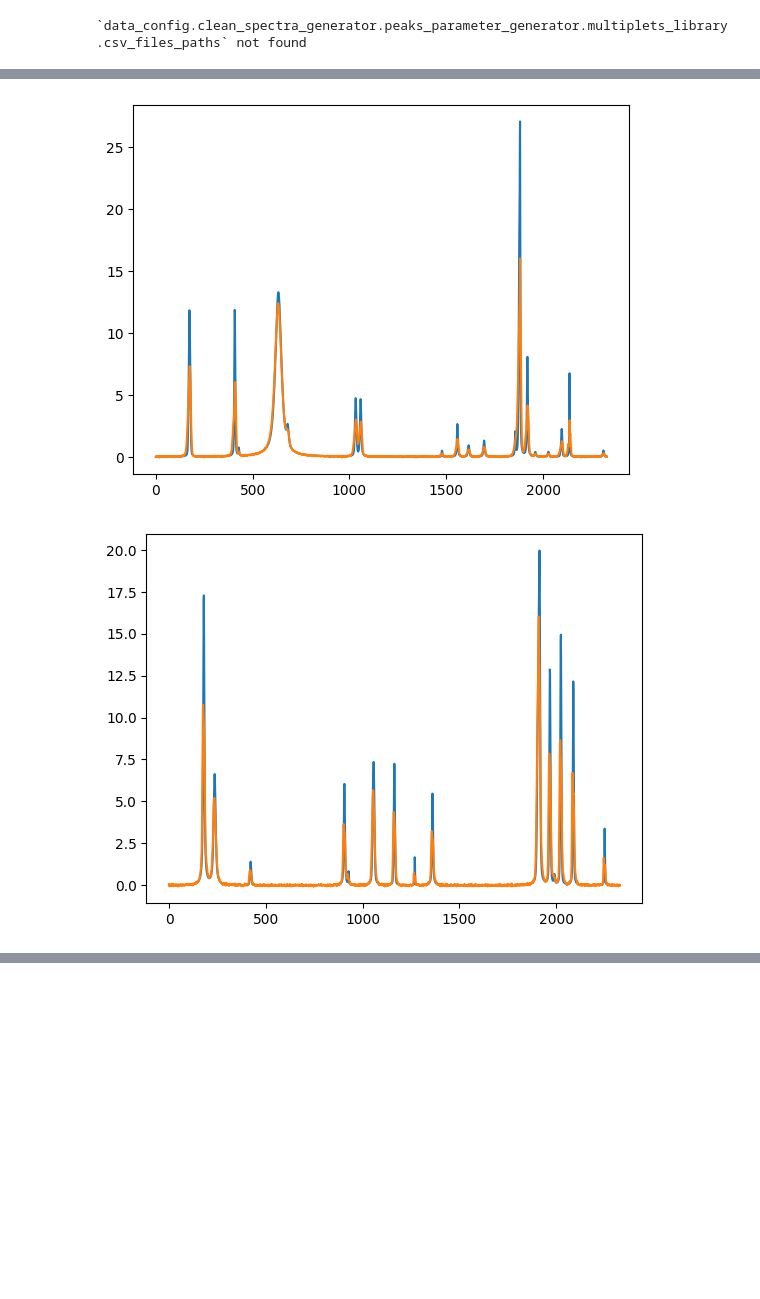
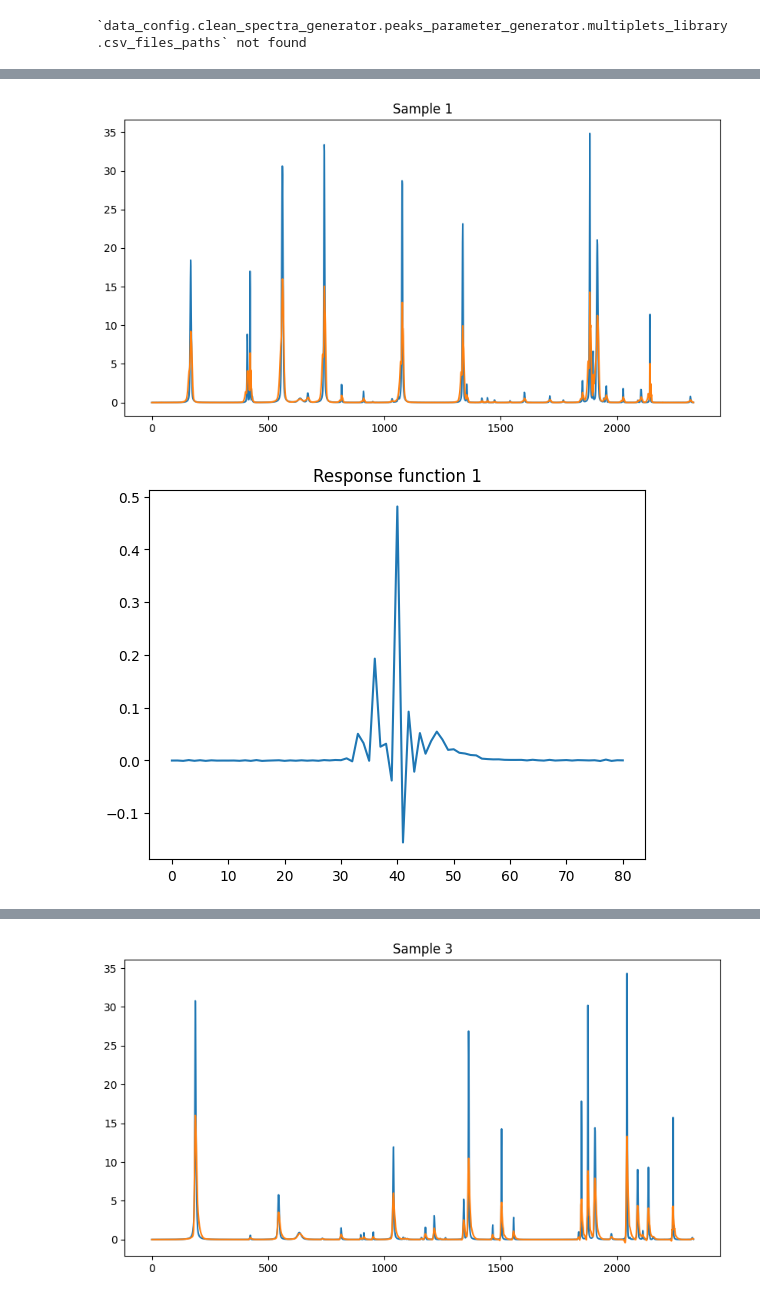
Before and after one commit to center4ml/shimnet, a Jupyter notebook: notebooks/view_datapipe.ipynb, the cells around one changed output, grey strips where cells are left out. Cells and saved outputs as stored; diff of their text form; code cells hidden in the pictures; blank space fills up the shorter version.

```diff
--- a/notebooks/view_datapipe.ipynb
+++ b/notebooks/view_datapipe.ipynb
@@ -4,8 +4,9 @@ from hydra.utils import instantiate
 from omegaconf import OmegaConf
 import matplotlib.pyplot as plt
 # %%
-config_path = "/scratch/mbuk/nmr/projects/01_shimator/shimnet/configs/from_peak_list/singlets_fixed_positions.yaml"
-# "/scratch/mbuk/nmr/projects/01_shimator/shimnet/configs/data_generator_from_peak_list.yaml" #"../configs/from_peak_list/singlets_fixed_positions.yaml" #"../configs/from_peak_list/singlets_random_positions.yaml"
+# config_path = "../configs/from_peak_list/singlets_fixed_positions.yaml"
+config_path = "../runs/from_peak_list/singlets_fixed_positions-not-wide/config.yaml"
+
 batch_size = 4
 
 config = OmegaConf.load(config_path)
@@ -51,0 +53,10 @@ data_generator = instantiate(data_config)
+# %%
+clean_spectra_generator = instantiate(data_config.clean_spectra_generator)
+# %%
+N_samples = 8
+for i in range(1, N_samples+1):
+    spectrum, spectrum_data = clean_spectra_generator()
+    plt.figure(figsize=(10, 5))
+    plt.plot(spectrum[0].numpy())
+    plt.title(f"Clean spectrum {i}")
+    plt.show()
@@ -65,8 +93,12 @@ disturbed_spectrum: torch.Size([4, 1, 2330])
 # %%
-for clean_spectrum, input_spectrum in zip(batch["theoretical_spectrum"], batch["noised_spectrum"]):
+for i, (clean_spectrum, input_spectrum, response) in enumerate(zip(batch["theoretical_spectrum"], batch["noised_spectrum"], batch["response_function"]), start=1):
+    plt.figure(figsize=(10, 5))
     plt.plot(clean_spectrum[0].numpy())
     plt.plot(input_spectrum[0].numpy())
-    plt.show()
+    plt.title(f"Sample {i}")
+    plt.figure()
+    plt.plot(response[0,0].numpy())
+    plt.title(f"Response function {i}")
 # %% [output]
-[figure, old version]
+[figure, new version]
-[figure, old version]
+[figure, new version]
@@ -74,0 +107 @@ for clean_spectrum, input_spectrum in zip(batch["theoretical_spectrum"], batch["
+[figure, added]
```
Also changed, not shown: parts of 9 cells of this notebook, 4 other files.
